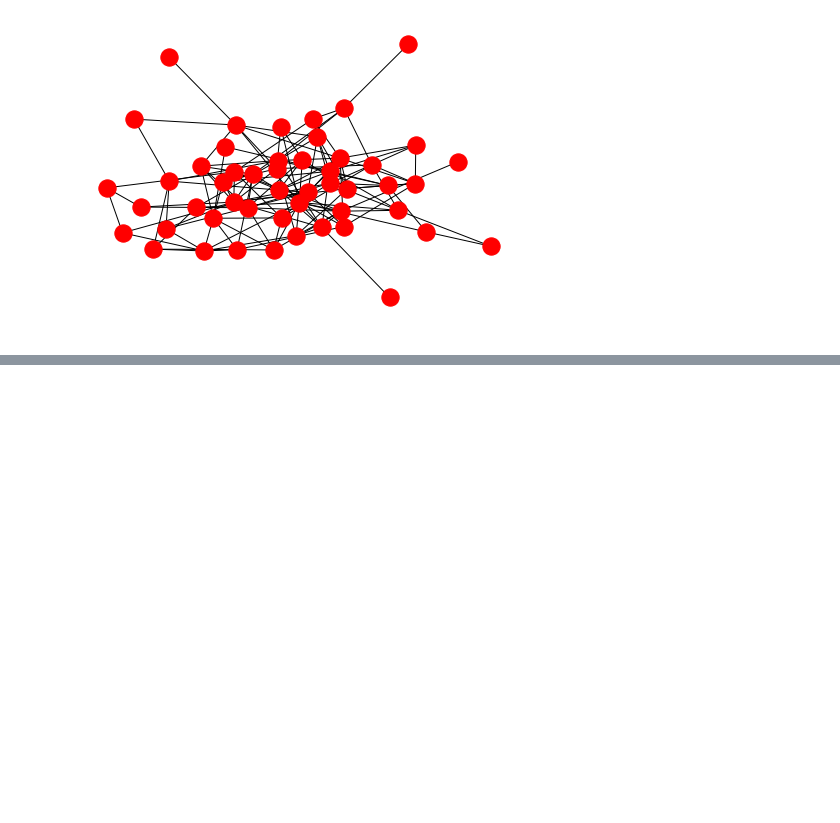
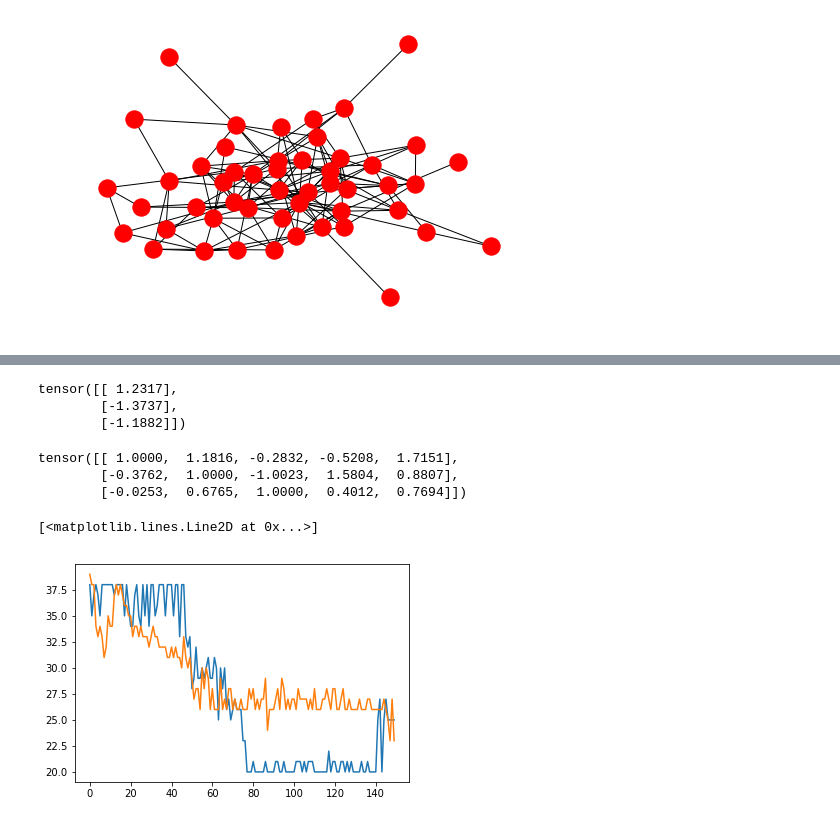
Before and after one commit to louisv123/COLGE, a Jupyter notebook: test.ipynb, the cells around one changed output, grey strips where cells are left out. Drawn from its saved outputs; the diff is of its cells as text; code cells hidden in the pictures; blank space fills up the shorter version.

```diff
--- a/test.ipynb
+++ b/test.ipynb
@@ -389,0 +520,21 @@ nx.draw(g)
+# %%
+l[range(3),torch.tensor([0,1,2]),:]
+# %% [output]
+tensor([[ 1.2317],
+        [-1.3737],
+        [-1.1882]])
+# %%
+l
+# %% [output]
+tensor([[ 1.0000,  1.1816, -0.2832, -0.5208,  1.7151],
+        [-0.3762,  1.0000, -1.0023,  1.5804,  0.8807],
+        [-0.0253,  0.6765,  1.0000,  0.4012,  0.7694]])
+# %%
+ll=[38.0, 35.0, 37.0, 38.0, 37.0, 35.0, 38.0, 38.0, 38.0, 38.0, 38.0, 38.0, 37.0, 38.0, 38.0, 38.0, 38.0, 35.0, 38.0, 36.0, 34.0, 34.0, 37.0, 38.0, 35.0, 34.0, 38.0, 35.0, 38.0, 34.0, 38.0, 38.0, 35.0, 36.0, 38.0, 38.0, 38.0, 35.0, 38.0, 38.0, 38.0, 35.0, 38.0, 38.0, 33.0, 38.0, 38.0, 33.0, 32.0, 33.0, 28.0, 29.0, 32.0, 29.0, 29.0, 30.0, 29.0, 30.0, 31.0, 29.0, 29.0, 31.0, 30.0, 25.0, 30.0, 28.0, 30.0, 26.0, 27.0, 25.0, 26.0, 27.0, 26.0, 26.0, 26.0, 23.0, 23.0, 20.0, 20.0, 20.0, 21.0, 20.0, 20.0, 20.0, 20.0, 20.0, 21.0, 20.0, 20.0, 20.0, 20.0, 21.0, 21.0, 20.0, 20.0, 21.0, 20.0, 20.0, 20.0, 20.0, 20.0, 21.0, 21.0, 21.0, 20.0, 21.0, 20.0, 21.0, 21.0, 21.0, 20.0, 20.0, 20.0, 20.0, 20.0, 20.0, 20.0, 22.0, 20.0, 21.0, 21.0, 20.0, 20.0, 21.0, 21.0, 20.0, 21.0, 20.0, 21.0, 20.0, 20.0, 20.0, 20.0, 21.0, 20.0, 20.0, 21.0, 20.0, 20.0, 20.0, 20.0, 25.0, 27.0, 20.0, 25.0, 27.0, 25.0, 25.0, 25.0, 25.0]
+ll_w2V=[39.0, 38.0, 38.0, 34.0, 33.0, 34.0, 33.0, 31.0, 32.0, 35.0, 34.0, 34.0, 37.0, 38.0, 37.0, 38.0, 37.0, 36.0, 36.0, 35.0, 35.0, 33.0, 34.0, 34.0, 33.0, 34.0, 33.0, 33.0, 33.0, 32.0, 33.0, 34.0, 33.0, 33.0, 32.0, 32.0, 32.0, 32.0, 31.0, 31.0, 32.0, 31.0, 32.0, 31.0, 31.0, 30.0, 33.0, 31.0, 30.0, 31.0, 29.0, 27.0, 28.0, 28.0, 26.0, 30.0, 28.0, 30.0, 29.0, 26.0, 28.0, 26.0, 26.0, 26.0, 29.0, 26.0, 27.0, 26.0, 28.0, 28.0, 26.0, 27.0, 26.0, 26.0, 27.0, 26.0, 26.0, 26.0, 28.0, 27.0, 28.0, 26.0, 27.0, 26.0, 27.0, 27.0, 29.0, 24.0, 26.0, 26.0, 26.0, 27.0, 28.0, 26.0, 29.0, 28.0, 26.0, 27.0, 26.0, 27.0, 27.0, 26.0, 28.0, 27.0, 27.0, 27.0, 27.0, 26.0, 27.0, 26.0, 28.0, 26.0, 26.0, 26.0, 27.0, 27.0, 28.0, 27.0, 26.0, 28.0, 28.0, 26.0, 26.0, 27.0, 28.0, 26.0, 26.0, 27.0, 26.0, 26.0, 26.0, 26.0, 27.0, 26.0, 26.0, 26.0, 27.0, 27.0, 26.0, 26.0, 26.0, 26.0, 26.0, 26.0, 27.0, 26.0, 25.0, 23.0, 27.0, 23.0]
+# %%
+plt.plot(ll)
+plt.plot(ll_w2V)
+# %% [output]
+[<matplotlib.lines.Line2D at 0x...>]
+[figure, added]
```
Also changed, not shown: parts of 50 cells of this notebook, 5 other files.
